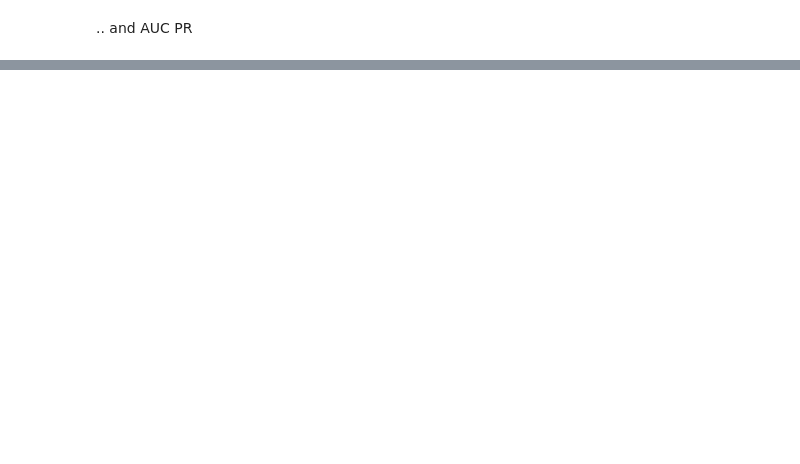
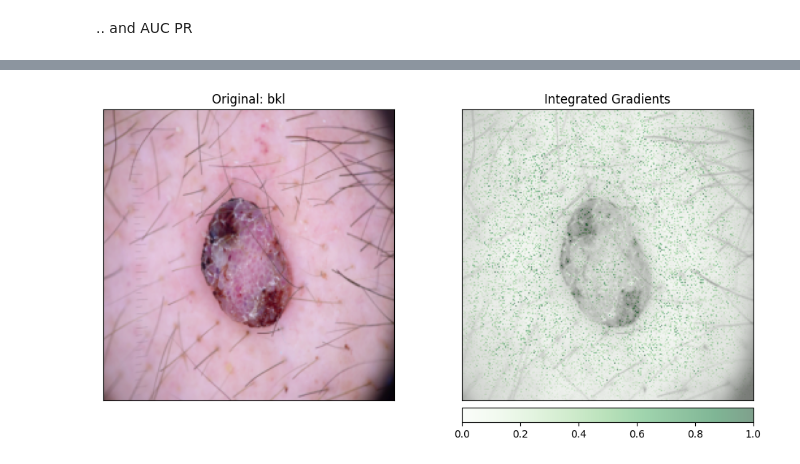
Before and after one commit to nearlyphd/femoral-head-flattening-hybrid-vit-cnn, a Jupyter notebook: notebooks/parallel-vit-cnn-hybrid-ham10k.ipynb, the cells around one changed output, grey strips where cells are left out. Drawn from its saved outputs; the diff is of its cells as text; code cells hidden in the pictures; blank space fills up the shorter version.

Commit message:
Introduce AI Explainability for Conformer: GradCAM, Attention Rollout and Integrated Gradient.

```diff
--- a/notebooks/parallel-vit-cnn-hybrid-ham10k.ipynb
+++ b/notebooks/parallel-vit-cnn-hybrid-ham10k.ipynb
@@ -456,0 +726,85 @@ plot_styled_auc_table(model, test_loader, DEVICE, manager.encoder.classes_)
+# %%
+import torch
+import torch.nn as nn
+import numpy as np
+import matplotlib.pyplot as plt
+from captum.attr import IntegratedGradients
+from captum.attr import visualization as viz
+
+class ConformerWrapper(nn.Module):
+    """
+    Wraps the Conformer to fuse the two branches into a single output.
+    This ensures IG explains the actual decision mechanism.
+    """
+    def __init__(self, conformer_model):
+        super(ConformerWrapper, self).__init__()
+        self.model = conformer_model
+
+    def forward(self, x):
+        # 1. Forward pass through original model
+        out_cnn, out_trans = self.model(x)
+
+        # 2. Fuse outputs (Summation, as per notebook logic)
+        return out_cnn + out_trans
+
+def explain_with_ig(model, input_tensor, target_class_idx, class_names):
+    """
+    Computes and visualizes Integrated Gradients.
+    """
+    # 1. Wrap the model
+    wrapped_model = ConformerWrapper(model)
+    wrapped_model.eval()
+
+    # 2. Initialize IG
+    ig = IntegratedGradients(wrapped_model)
+
+    # 3. Compute Attributions
+    # We attribute the decision to the input pixels relative to a black baseline
+    print("Computing Integrated Gradients... (this may take a moment)")
+    attributions, delta = ig.attribute(
+        input_tensor,
+        target=target_class_idx,
+        baselines=torch.zeros_like(input_tensor),
+        n_steps=50, # Higher steps = more accurate approximation of the integral
+        return_convergence_delta=True
+    )
+
+    print(f"Convergence Delta: {delta.item()} (Lower is better)")
+
+    # 4. Prepare for Visualization
+    # Transpose to (H, W, C) for Matplotlib
+    attr_np = attributions[0].cpu().detach().numpy().transpose(1, 2, 0)
+    img_np = input_tensor[0].cpu().detach().numpy().transpose(1, 2, 0)
+
+    # Denormalize Image (Restoring original colors)
+    mean = np.array([0.485, 0.456, 0.406])
+    std = np.array([0.229, 0.224, 0.225])
+    img_np = std * img_np + mean
+    img_np = np.clip(img_np, 0, 1)
+
+    # 5. Visualize
+    # 'blended_heat_map' overlays the attribution on the image
+    viz.visualize_image_attr_multiple(
+        attr_np,
+        img_np,
+        methods=["original_image", "blended_heat_map"],
+        signs=["all", "positive"],
+        show_colorbar=True,
+        titles=[f"Original: {class_names[target_class_idx]}", "Integrated Gradients"],
+        fig_size=(10, 5)
+    )
+
+# 1. Get a single sample
+img_tensor, label = next(iter(test_loader))
+input_image = img_tensor[0].unsqueeze(0).to(DEVICE)
+target_class = label[0].item()
+
+# 2. Get class names (if available from manager)
+try:
+    class_names = manager.encoder.classes_
+except:
+    class_names = [f"Class {i}" for i in range(7)]
+
+# 3. Run Explanation
+explain_with_ig(model, input_image, target_class, class_names)
+# %% [output]
@@ -456,0 +813 @@ plot_styled_auc_table(model, test_loader, DEVICE, manager.encoder.classes_)
+[figure, added]
```
Also changed, not shown: parts of 11 cells of this notebook.
